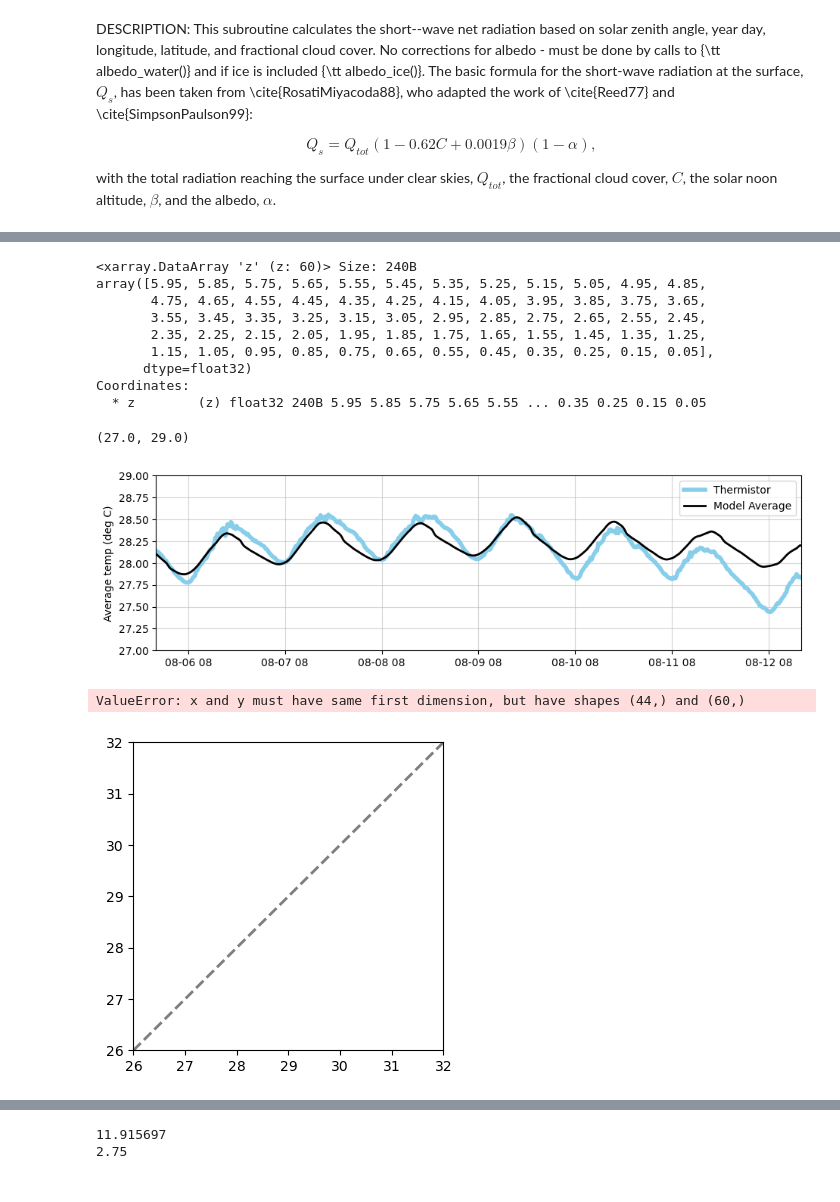
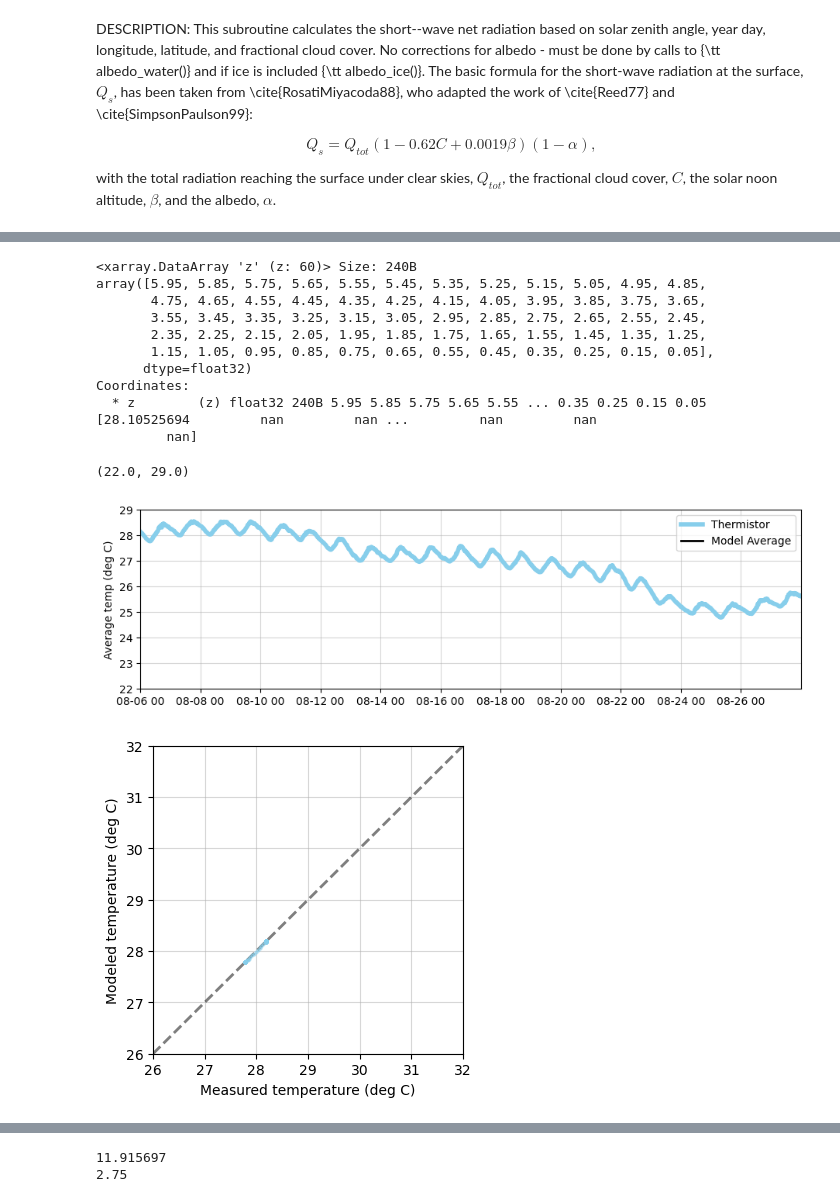
Before and after one commit to sienna-white/1D_JL_Turbulence_Model, a Jupyter notebook: validate_heat_flux.ipynb, the cells around one changed output, grey strips where cells are left out. Drawn from its saved outputs; the diff is of its cells as text; code cells hidden in the pictures.

```diff
--- a/validate_heat_flux.ipynb
+++ b/validate_heat_flux.ipynb
@@ -77,38 +60,41 @@ Index([  5.191666666666673,   5.075000000000006,    4.95833333333334,
 model_av = model.C.sel(z=slice(5,0)).mean(dim='z').values
 # model_av = model.C.mean(dim='z').values
 model_av[-1] = model_av[-2]  # Fix last value to match thermistor length
 print(model.C.z)
 # print("model=", model_av.shape)
 # print(model_av)
 # print("times=", times.shape)
 thermistor_av = thermistor.mean(axis=1).values
 
+print(model_av)
 
 fig = plt.figure(figsize=(11, 3))
 ax = fig.add_subplot(111)
 plt.plot(thermistor.index, thermistor_av, label="Thermistor", color='skyblue', linewidth=4)
 plt.plot(times, model_av, label="Model Average", color='black', linewidth=2)
 ax.grid(alpha=0.5)
 ax.set_ylabel("Average temp (deg C)")
 ax.legend()
-ax.xaxis.set_major_locator(mdates.HourLocator(interval=24))
+ax.xaxis.set_major_locator(mdates.HourLocator(interval=48))
+ax.set_xlim(thermistor.index[0], thermistor.index[-1])
 # ax.xaxis.set_major_formatter(mdates.DateFormatter('%b-%d'))
-ax.set_xlim(thermistor.index[0], thermistor.index[-1])
-ax.set_ylim(27, 29)
+ax.set_ylim(22, 29)
 
 # print(model_av)
 # %% [output]
 <xarray.DataArray 'z' (z: 60)> Size: 240B
 array([5.95, 5.85, 5.75, 5.65, 5.55, 5.45, 5.35, 5.25, 5.15, 5.05, 4.95, 4.85,
        4.75, 4.65, 4.55, 4.45, 4.35, 4.25, 4.15, 4.05, 3.95, 3.85, 3.75, 3.65,
        3.55, 3.45, 3.35, 3.25, 3.15, 3.05, 2.95, 2.85, 2.75, 2.65, 2.55, 2.45,
        2.35, 2.25, 2.15, 2.05, 1.95, 1.85, 1.75, 1.65, 1.55, 1.45, 1.35, 1.25,
        1.15, 1.05, 0.95, 0.85, 0.75, 0.65, 0.55, 0.45, 0.35, 0.25, 0.15, 0.05],
       dtype=float32)
 Coordinates:
   * z        (z) float32 240B 5.95 5.85 5.75 5.65 5.55 ... 0.35 0.25 0.15 0.05
+[28.10525694         nan         nan ...         nan         nan
+         nan]
-(27.0, 29.0)
+(22.0, 29.0)
-[figure, old version]
+[figure, new version]
 # %%
 fig = plt.figure(figsize=(4, 4))
 ax = fig.add_subplot(111)
@@ -118,13 +104,12 @@ ax.set_ylim(26, 32)
 ax.plot([26, 32], [26, 32], '--',color='black',  linewidth=2, alpha=0.5)
 
 for i in range(0, 100):
-    ax.plot(thermistor.iloc[i,:], model.C.isel(time=i).values, '.', color="skyblue", alpha=0.5, markersize=4)
+    ax.plot(thermistor0.iloc[i,:], model.C.isel(time=i).values, '.', color="skyblue", alpha=0.5, markersize=4)
 ax.set_xlabel("Measured temperature (deg C)")
 ax.set_ylabel("Modeled temperature (deg C)")
 ax.grid(alpha=0.5)
 # %% [output]
-ValueError: x and y must have same first dimension, but have shapes (44,) and (60,)
-[figure, old version]
+[figure, new version]
 # %%
 # rmse = []
 # for i in range(1, nt-10):
```
Also changed, not shown: parts of 4 cells of this notebook, 2 other files.
